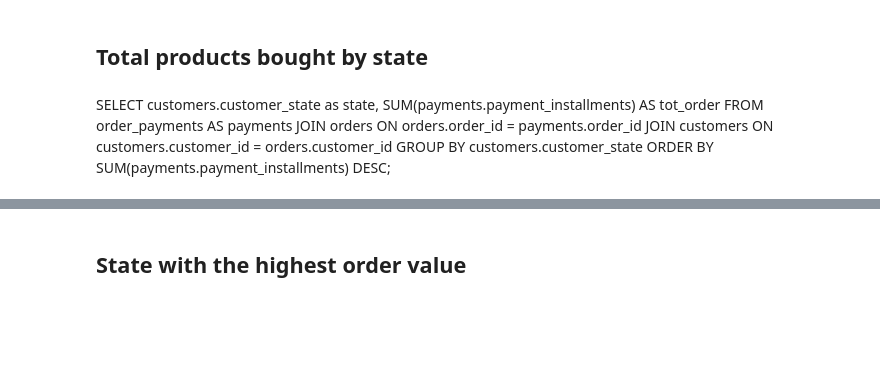
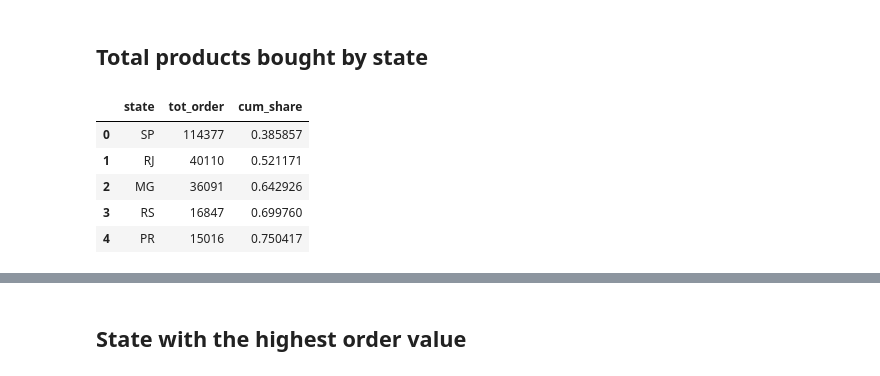
Before and after one commit to S3tuit/jup_lab, a Jupyter notebook: olist_analysis.ipynb, the cells around one changed output, grey strips where cells are left out. Saved outputs shown, nothing was run; the diff lists cells and outputs as text; code cells hidden in the pictures; blank space fills up the shorter version.

```diff
--- a/olist_analysis.ipynb
+++ b/olist_analysis.ipynb
@@ -10,12 +10,32 @@ engine_txt = 'postgresql://postgres:AyJ32.pos@localhost:5432/olist'
 engine = create_engine(engine_txt)
 # %% [markdown]
 ## Total products bought by state
-# %% [markdown]
-SELECT
-	customers.customer_state as state,
-	SUM(payments.payment_installments) AS tot_order
-FROM order_payments AS payments
-JOIN orders ON orders.order_id = payments.order_id
-JOIN customers ON customers.customer_id = orders.customer_id
-GROUP BY customers.customer_state
-ORDER BY SUM(payments.payment_installments) DESC;
+# %%
+query = """
+WITH orders_by_state AS(
+    SELECT
+        customers.customer_state as state,
+        SUM(payments.payment_installments) AS tot_order
+    FROM order_payments AS payments
+    JOIN orders ON orders.order_id = payments.order_id
+    JOIN customers ON customers.customer_id = orders.customer_id
+    GROUP BY customers.customer_state
+    ORDER BY SUM(payments.payment_installments) DESC
+)
+
+SELECT
+    *,
+    SUM(tot_order) OVER (ORDER BY tot_order DESC) / (SELECT SUM(tot_order)
+                                                    FROM orders_by_state) AS cum_share
+FROM orders_by_state
+"""
+
+orders_by_state = pd.read_sql(query, engine)
+orders_by_state.head()
+# %% [output]
+|  | state | tot_order | cum_share |
+| 0 | SP | 114377 | 0.385857 |
+| 1 | RJ | 40110 | 0.521171 |
+| 2 | MG | 36091 | 0.642926 |
+| 3 | RS | 16847 | 0.699760 |
+| 4 | PR | 15016 | 0.750417 |
```
Also changed, not shown: parts of 5 cells of this notebook.
